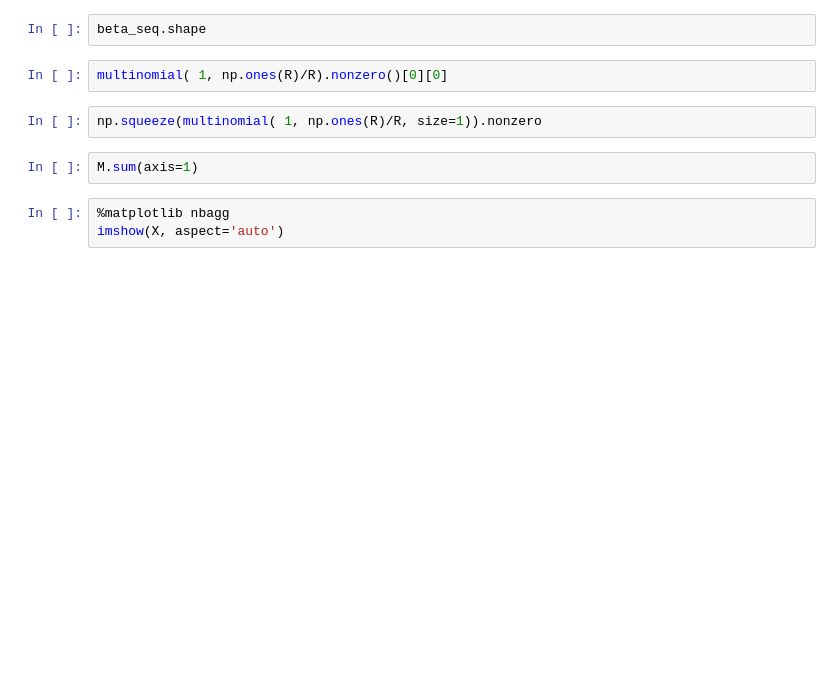
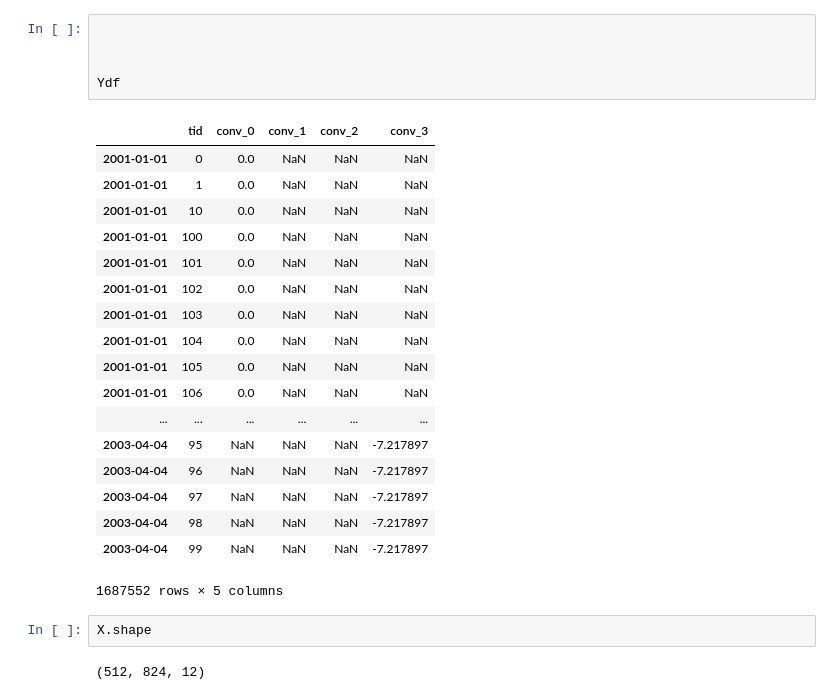
Before and after one commit to fjanoos/tensorflow, a Jupyter notebook: discrepancy.ipynb, the cells around one changed output. Cells and saved outputs as stored; diff of their text form; blank space fills up the shorter version.

Commit message:
added code to do 1-d conv

```diff
--- a/discrepancy.ipynb
+++ b/discrepancy.ipynb
@@ -205,11 +567,28 @@ print('trg corr', Series( ols.predict( X_trg )).corr(Series(y_trg)) , 'tst corr'
+# %%
+
+
+
+Ydf
+# %% [output]
+|  | tid | conv_0 | conv_1 | conv_2 | conv_3 |
+| 2001-01-01 | 0 | 0.0 | NaN | NaN | NaN |
+| 2001-01-01 | 1 | 0.0 | NaN | NaN | NaN |
+| 2001-01-01 | 10 | 0.0 | NaN | NaN | NaN |
+| 2001-01-01 | 100 | 0.0 | NaN | NaN | NaN |
+| 2001-01-01 | 101 | 0.0 | NaN | NaN | NaN |
+| 2001-01-01 | 102 | 0.0 | NaN | NaN | NaN |
+| 2001-01-01 | 103 | 0.0 | NaN | NaN | NaN |
+| 2001-01-01 | 104 | 0.0 | NaN | NaN | NaN |
+| 2001-01-01 | 105 | 0.0 | NaN | NaN | NaN |
+| 2001-01-01 | 106 | 0.0 | NaN | NaN | NaN |
+| ... | ... | ... | ... | ... | ... |
+| 2003-04-04 | 95 | NaN | NaN | NaN | -7.217897 |
+| 2003-04-04 | 96 | NaN | NaN | NaN | -7.217897 |
+| 2003-04-04 | 97 | NaN | NaN | NaN | -7.217897 |
+| 2003-04-04 | 98 | NaN | NaN | NaN | -7.217897 |
+| 2003-04-04 | 99 | NaN | NaN | NaN | -7.217897 |
+1687552 rows × 5 columns
 # %%
-beta_seq.shape
+X.shape
+# %% [output]
+(512, 824, 12)
-# %%
-multinomial( 1, np.ones(R)/R).nonzero()[0][0]
-# %%
-np.squeeze(multinomial( 1, np.ones(R)/R, size=1)).nonzero
-# %%
-M.sum(axis=1)
-# %%
-%matplotlib nbagg
-imshow(X, aspect='auto')
```
Also changed, not shown: parts of 12 cells of this notebook.
